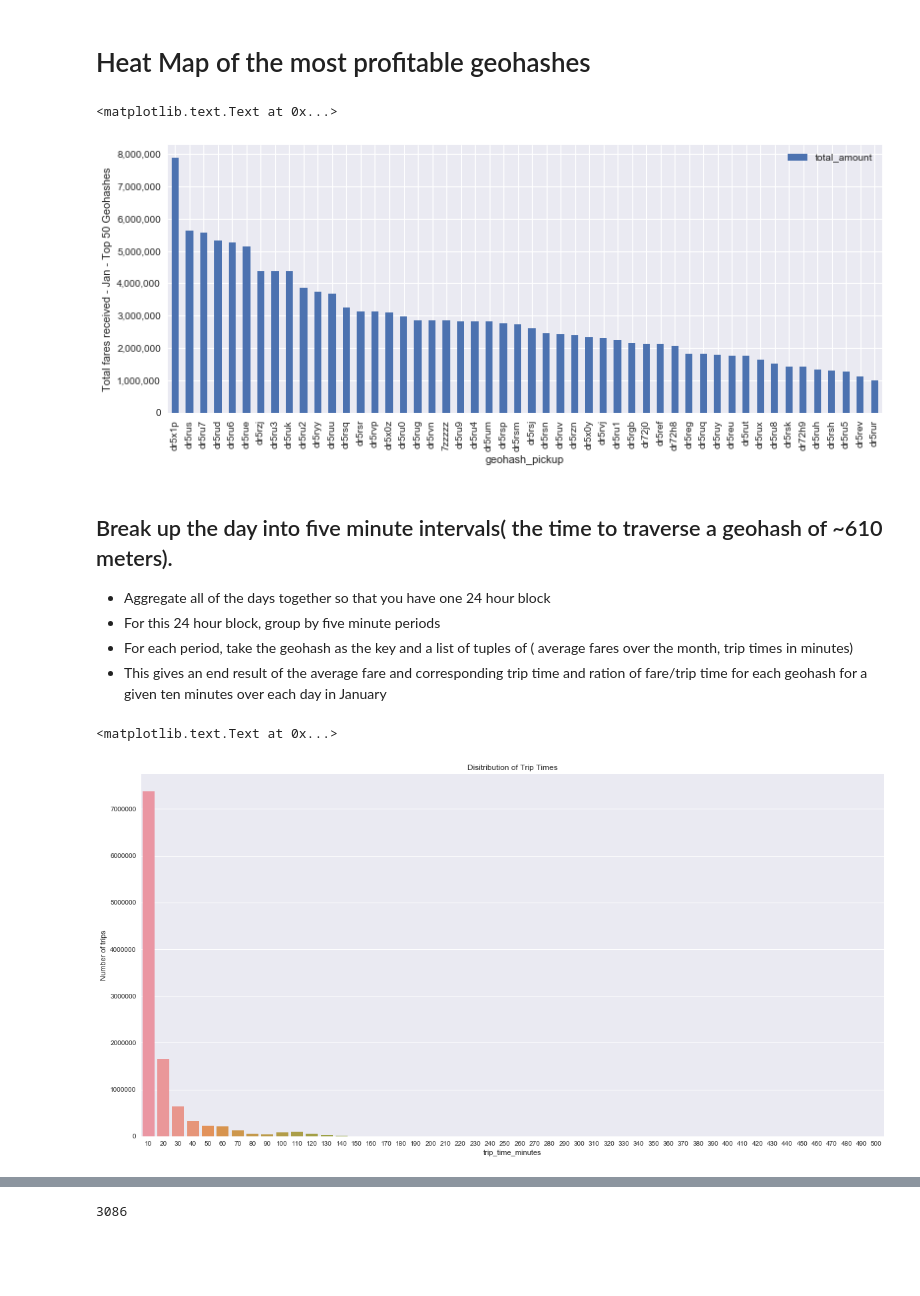
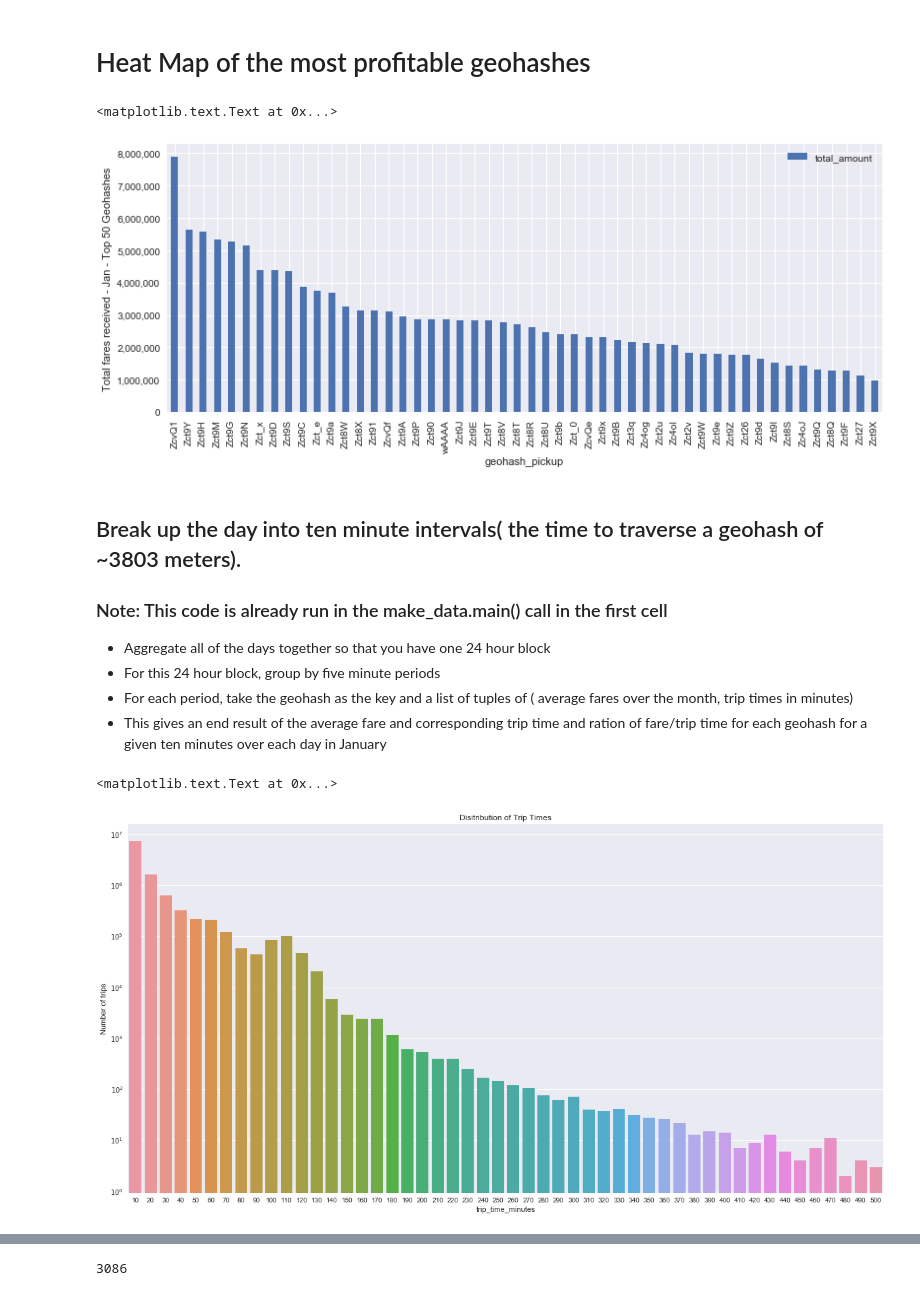
Before and after one commit to jonhilgart22/UNH-projects, a Jupyter notebook: deep_learning/notebooks/Jonathan_Hilgart-1.1-Taxi_cab_EDA.ipynb, the cells around one changed output, grey strips where cells are left out. Drawn from its saved outputs; the diff is of its cells as text; code cells hidden in the pictures; blank space fills up the shorter version.

```diff
--- a/deep_learning/notebooks/Jonathan_Hilgart-1.1-Taxi_cab_EDA.ipynb
+++ b/deep_learning/notebooks/Jonathan_Hilgart-1.1-Taxi_cab_EDA.ipynb
@@ -222,0 +102,3 @@ taxi_yellowcab_df .head()
+# %%
+#yellow_taxi_geohash_min_day
+taxi_yellowcab_df, final_data_structure= make_dataset.main()
@@ -284,9 +207,10 @@ ax.get_yaxis().set_major_formatter(
 plt.ylabel('Total fares received - Jan - Top 50 Geohashes')
 # %% [output]
 <matplotlib.text.Text at 0x...>
-[figure, old version]
+[figure, new version]
 # %% [markdown]
-## Break up the day into five minute intervals( the time to traverse a geohash of ~610 meters).
+## Break up the day into ten minute intervals( the time to traverse a geohash of ~3803 meters).
+### Note: This code is already run in the make_data.main() call in the first cell
 - Aggregate all of the days together so that you have one 24 hour block
 - For this 24 hour block, group by five minute periods
 - For each period, take the geohash as the key and a list of tuples of ( average fares over the month, trip times in minutes)
@@ -300,10 +224,11 @@ taxi_yellowcab_df['trip_time_minutes'] = taxi_yellowcab_df.trip_distance.apply(l
 trip_minutes_grouped = taxi_yellowcab_df.groupby('trip_time_minutes').count()
 # %%
 plt.figure(figsize=(20,10))
-sns.barplot(x = trip_minutes_grouped['VendorID'].reset_index()['trip_time_minutes'][:50],
+grid = sns.barplot(x = trip_minutes_grouped['VendorID'].reset_index()['trip_time_minutes'][:50],
             y= trip_minutes_grouped['VendorID'].reset_index()['VendorID'][:50])
+grid.set( yscale="log")
 plt.ylabel('Number of trips')
 plt.title('Disitribution of Trip Times')
 # %% [output]
 <matplotlib.text.Text at 0x...>
-[figure, old version]
+[figure, new version]
```
Also changed, not shown: parts of 72 cells of this notebook, 2 other files.
